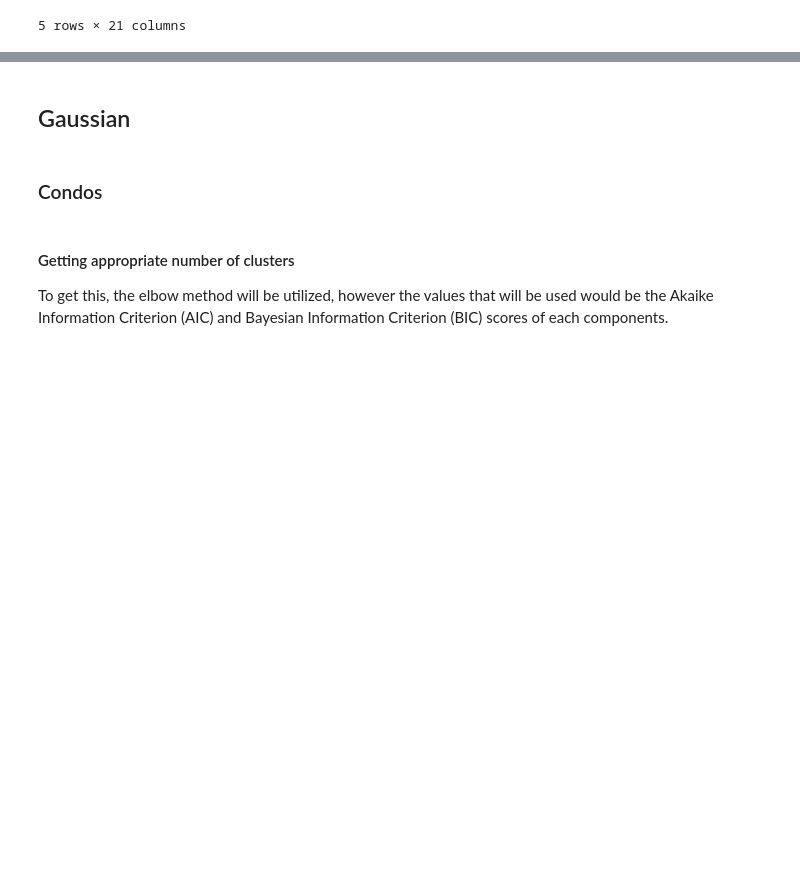
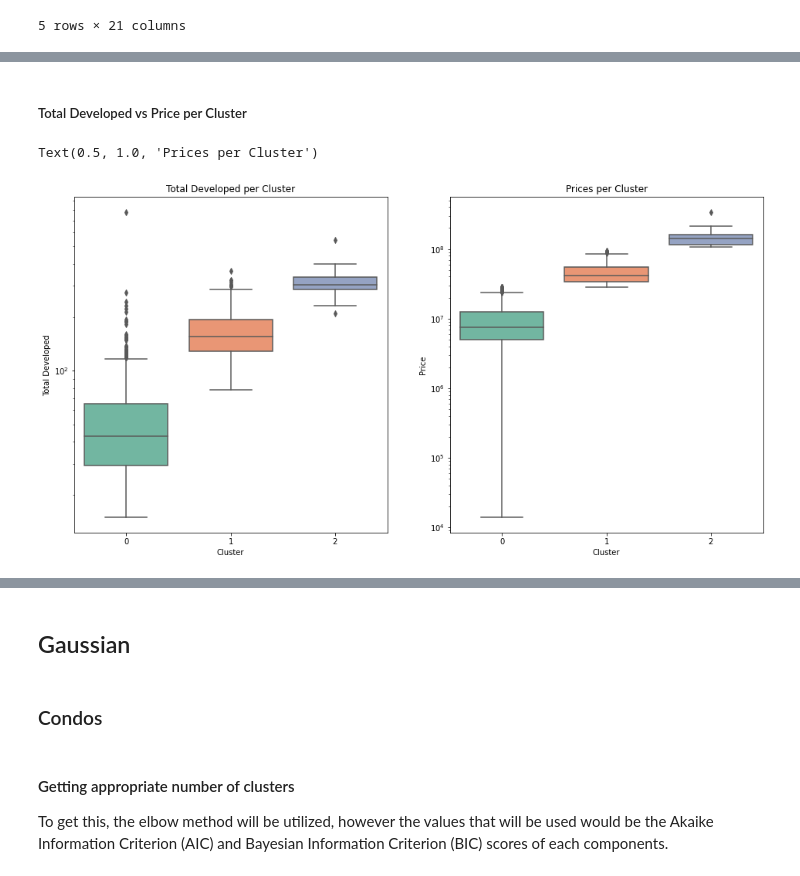
Before and after one commit to cc-visionary/DATA102-Property-Access-PH, a Jupyter notebook: FINAL/Research Question and Clustering.ipynb, the cells around one changed output, grey strips where cells are left out. Cells and saved outputs as stored; diff of their text form; code cells hidden in the pictures; blank space fills up the shorter version.

```diff
--- a/FINAL/Research Question and Clustering.ipynb
+++ b/FINAL/Research Question and Clustering.ipynb
@@ -43,0 +100,15 @@ house_data = house_df[['Price', 'Bedrooms', 'Showers', 'Parking', 'Total Develop
+# %% [markdown]
+##### Total Developed vs Price per Cluster
+# %%
+fig, ax = plt.subplots(1, 2, figsize=(16, 8))
+
+sns.boxplot(data=condokm, x='Cluster', y='Total Developed', palette='Set2', ax=ax[0])
+ax[0].set_yscale('log')
+ax[0].set_title("Total Developed per Cluster")
+
+sns.boxplot(data=condokm, x='Cluster', y='Price', palette='Set2', ax=ax[1])
+ax[1].set_yscale('log')
+ax[1].set_title("Prices per Cluster")
+# %% [output]
+Text(0.5, 1.0, 'Prices per Cluster')
+[figure, added]
```
Also changed, not shown: parts of 67 cells of this notebook.
